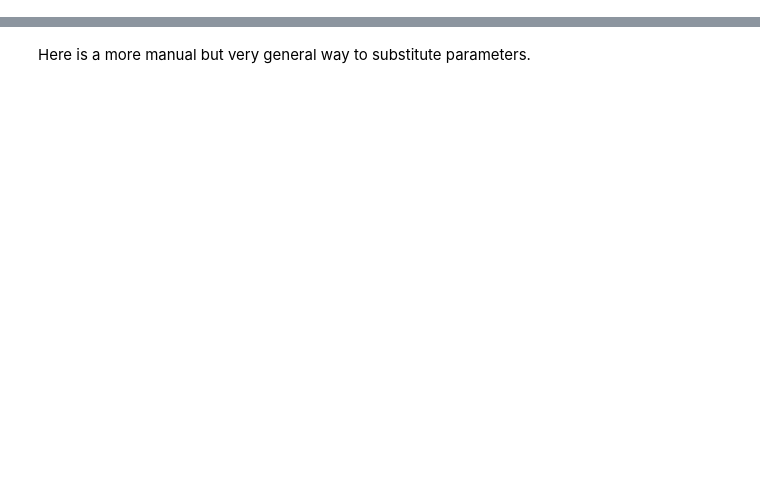
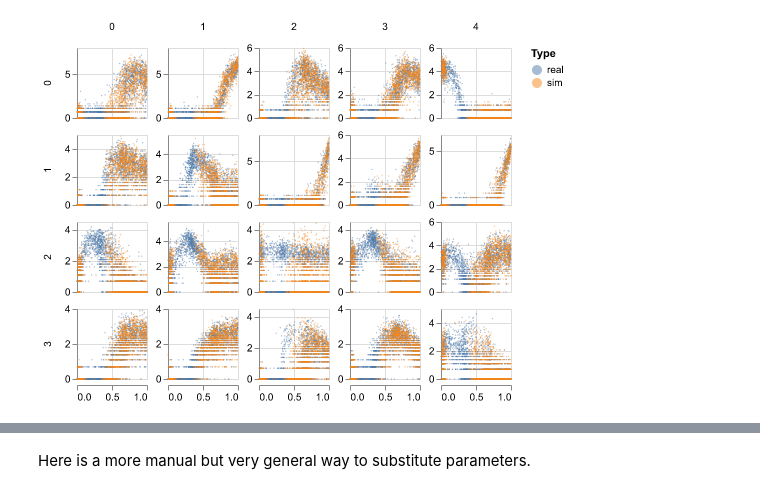
Before and after one commit to krisrs1128/scDesigner, a Jupyter notebook: examples/minimal.ipynb, the cells around one changed output, grey strips where cells are left out. Saved outputs shown, nothing was run; the diff lists cells and outputs as text; code cells hidden in the pictures; blank space fills up the shorter version.

```diff
--- a/examples/minimal.ipynb
+++ b/examples/minimal.ipynb
@@ -2,6 +2,7 @@
 from scdesigner.simulators import NegBinIRLSCopula
 from scdesigner.datasets import pancreas
 
+pancreas = pancreas()
 sim = NegBinIRLSCopula(mean_formula="~ bs(pseudotime, df=5, degree=1)", dispersion_formula="~ 1")
 sim.fit(pancreas, max_epochs=100)
 sim.parameters
@@ -38,33 +88,36 @@ import altair as alt
 import numpy as np
 import math
 import pandas as pd
 alt.data_transformers.enable("vegafusion")
+alt.renderers.enable('png')
 
 all_dfs = []
 for ix in range(20):
     all_dfs.append(pd.DataFrame({
         "time": np.concatenate([pancreas.obs['pseudotime'], pancreas.obs['pseudotime']]),
         "value": np.log1p(np.concatenate([np.array(pancreas.X.todense())[:,ix], sim.sample().X[:, ix]])),
         "type": ["real"] * len(pancreas) + ["sim"] * len(pancreas),
         "gene": str(ix)
     }))
 plot_df = pd.concat(all_dfs, ignore_index=True)
 
 num_genes, cols = 20, 5
 rows = math.ceil(num_genes / cols)
 plot_df["gene_ix"] = plot_df["gene"].astype(int)
 plot_df["gene_col"] = plot_df["gene_ix"] % cols
 plot_df["gene_row"] = plot_df["gene_ix"] // cols
 
 alt.Chart(plot_df, width=70, height=70).mark_circle(size=2, opacity=0.5).encode(
     x=alt.X("time", title=""),
     y=alt.Y("value", title=""),
     color=alt.Color("type:N", title="Type")
 ).facet(
     row=alt.Row("gene_row:O", title=None),
     column=alt.Column("gene_col:O", title=None),
     spacing=5
 ).resolve_scale(y='independent')
+# %% [output]
+[figure, added]
 # %%
 from scdesigner.simulators import ZeroInflatedNegBinCopula
 
```
Also changed, not shown: parts of 29 cells of this notebook, 3 other files.
